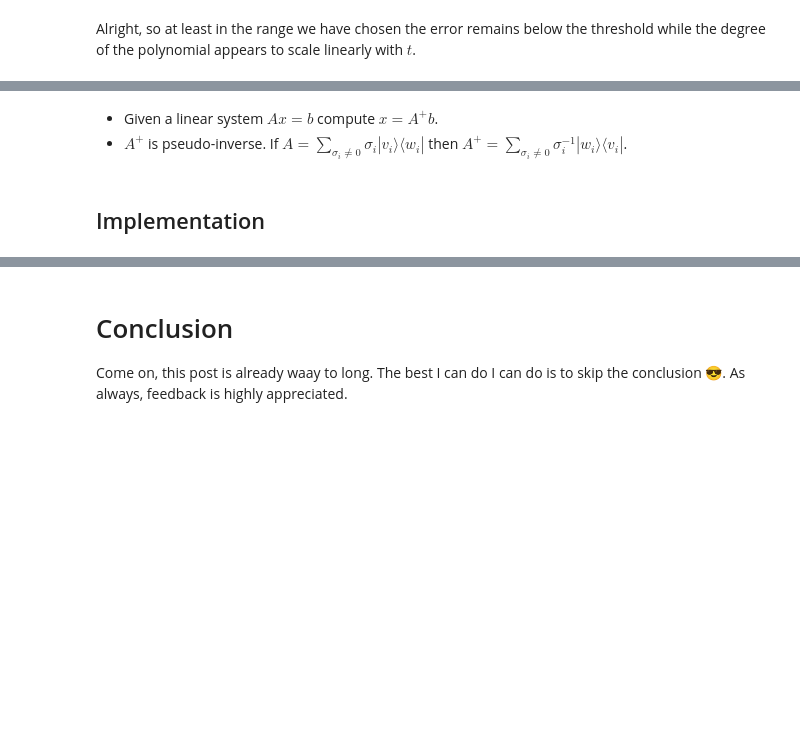
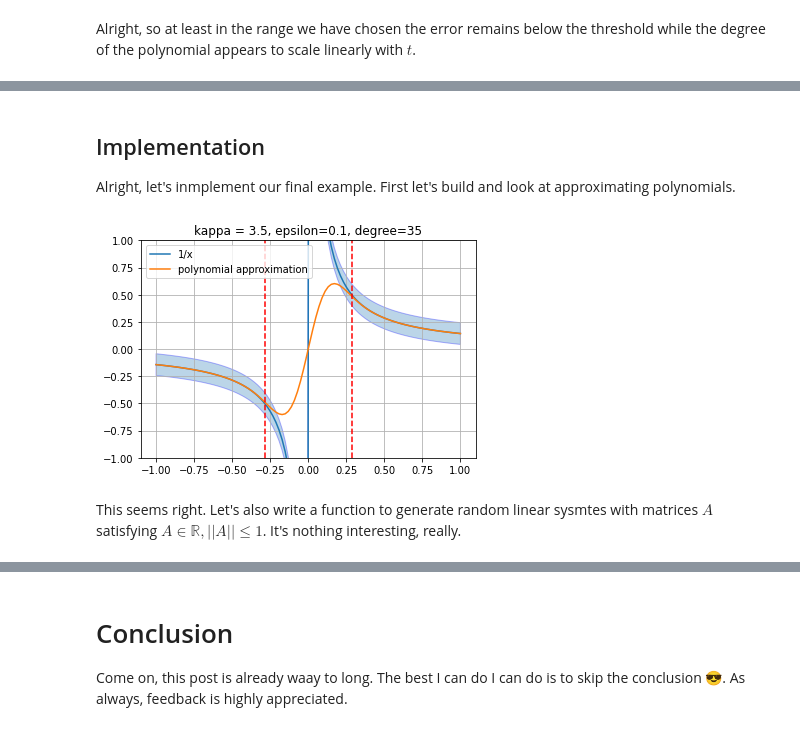
Before and after one commit to idnm/blog, a Jupyter notebook: posts/quantum_singular_value_transformation_intro/index.ipynb, the cells around one changed output, grey strips where cells are left out. Drawn from its saved outputs; the diff is of its cells as text; code cells hidden in the pictures; blank space fills up the shorter version.

```diff
--- a/posts/quantum_singular_value_transformation_intro/index.ipynb
+++ b/posts/quantum_singular_value_transformation_intro/index.ipynb
@@ -873,6 +884,39 @@ Alright, how do we expect the complexity of the algorithm to scale with $\kappa,
-# %% [markdown]
-- Given a linear system $Ax=b$ compute $x=A^+b$.
-- $A^+$ is pseudo-inverse. If $A=\sum_{\sigma_i\neq 0} \sigma_i |v_i\rangle\langle w_i|$ then $A^+=\sum_{\sigma_i\neq 0} \sigma_i^{-1} |w_i\rangle\langle v_i|$.
 # %% [markdown]
 ## Implementation
+Alright, let's inmplement our final example. First let's build and look at approximating polynomials.
+# %%
+def xinverse_approximating_polynomial(kappa, epsilon):
+    """Polynomal approxiamtion to 1/(2*kappa*x)"""
+
+    target_function = pyqsp.poly.PolyOneOverX()
+    coeffs, scale = quiet(target_function.generate)(kappa=kappa, epsilon=epsilon, return_scale=True)
+
+    # For some reason, pyqsp returns 1/x*scale with some `scale`
+    # that might be different from 1/kappa.
+    # We remove this scale from our polynomial.
+
+    return np.polynomial.Polynomial(coeffs/(scale*2*kappa))
+
+
+epsilon = 0.1
+kappa = 3.5
+
+x = np.linspace(-1, 1, 100)
+plt.ylim(-1, 1)
+
+plt.plot(x, 1/(2*kappa*x), label='1/x')
+plt.fill_between(x, 1/(2*kappa*x)+epsilon, 1/(2*kappa*x)-epsilon, alpha=0.3, edgecolor='b')
+p = xinverse_approximating_polynomial(kappa, epsilon)
+plt.plot(x, p(x), label='polynomial approximation')
+
+plt.axvline(1/kappa, ls='--', c='r')
+plt.axvline(-1/kappa, ls='--', c='r')
+
+plt.grid()
+plt.legend();
+plt.title(f'kappa = {kappa}, epsilon={epsilon}, degree={p.degree()}');
+# %% [output]
+[figure, added]
+# %% [markdown]
+This seems right. Let's also write a function to generate random linear sysmtes with matrices $A$ satisfying $A\in \mathbb{R}, ||A||\le1$. It's nothing interesting, really.
 # %%
```
Also changed, not shown: parts of 10 cells of this notebook, 8 other files.
